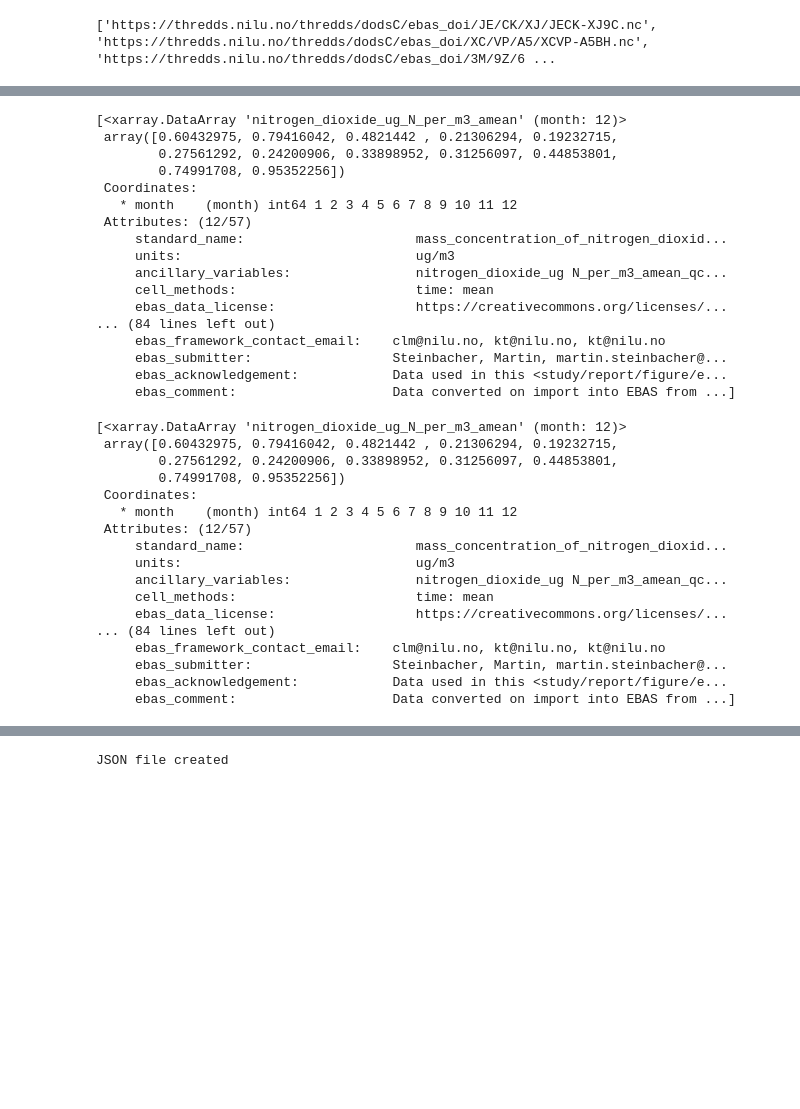
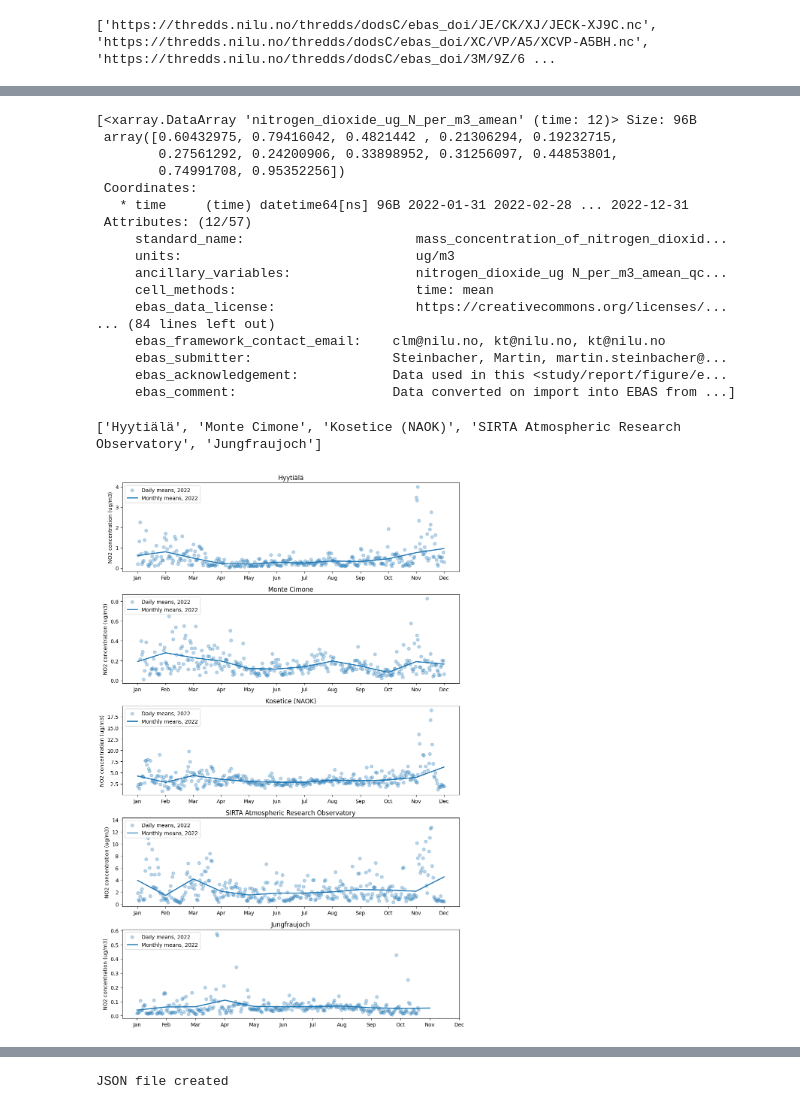
Before and after one commit to ch02120/actris-jupyter-hub, a Jupyter notebook: dev-actris-jupyter-hub/actris-norway-hackathon/use-case-4-averaging-maps/plot_monthly_mean_multi_sites.ipynb, the cells around one changed output, grey strips where cells are left out. Cells and saved outputs as stored; diff of their text form; code cells hidden in the pictures; blank space fills up the shorter version.

Commit message:
Includes code for daily/monthly mean and map plots

```diff
--- a/dev-actris-jupyter-hub/actris-norway-hackathon/use-case-4-averaging-maps/plot_monthly_mean_multi_sites.ipynb
+++ b/dev-actris-jupyter-hub/actris-norway-hackathon/use-case-4-averaging-maps/plot_monthly_mean_multi_sites.ipynb
@@ -29,12 +33,19 @@ print(file_urls)
 variable_interested_standard_name = 'mass_concentration_of_nitrogen_dioxide_expressed_as_nitrogen_in_air'
 year_interested = 2022
 # %%
+daily_means_all_sites = []
 monthly_means_all_sites = []
 site_name_list = []
 
 for i in range(len(file_urls)):
-    # open the netCDF file
+    # Open the netCDF file
     data = xr.open_dataset(file_urls[i])
+    print(i)
+
+    # Check if the dataset's time range overlaps with the wanted period
+    dataset_start_time = data.time.min().values
+    dataset_end_time = data.time.max().values
+
 
     # check time period of the data
     if (data.time.dt.year == year_interested).any():
@@ -47,12 +58,16 @@ for i in range(len(file_urls)):
                 # get the variable values for the year of interest
                 variable_values = data[var].sel(time = data.time.dt.year == year_interested)
 
-                # calculate the monthly means
-                monthly_means = variable_values.groupby('time.month').mean(dim='time')
+                # Calculate daily and monthly means
+                daily_means = variable_values.resample(time='1D').mean('time')
+                print('      ..has data for '+str(len(daily_means))+' days..')
+                monthly_means = variable_values.resample(time='1M').mean('time')
+                daily_means_all_sites.append(daily_means)
                 monthly_means_all_sites.append(monthly_means)
                 site_name_list.append(data.attrs['ebas_station_name'])
-
                 break
 
+    else:
+        print(f"File {i} does not contain data in the desired time range.")
     data.close()
 # %% [output]
@@ -64,12 +94,12 @@ for i in range(len(file_urls)):
 # %%
 monthly_means_all_sites
 # %% [output]
-[<xarray.DataArray 'nitrogen_dioxide_ug_N_per_m3_amean' (month: 12)>
+[<xarray.DataArray 'nitrogen_dioxide_ug_N_per_m3_amean' (time: 12)> Size: 96B
  array([0.60432975, 0.79416042, 0.4821442 , 0.21306294, 0.19232715,
         0.27561292, 0.24200906, 0.33898952, 0.31256097, 0.44853801,
         0.74991708, 0.95352256])
  Coordinates:
-   * month    (month) int64 1 2 3 4 5 6 7 8 9 10 11 12
+   * time     (time) datetime64[ns] 96B 2022-01-31 2022-02-28 ... 2022-12-31
  Attributes: (12/57)
      standard_name:                      mass_concentration_of_nitrogen_dioxid...
      units:                              ug/m3
@@ -81,24 +111,38 @@ monthly_means_all_sites
      ebas_submitter:                  Steinbacher, Martin, martin.steinbacher@...
      ebas_acknowledgement:            Data used in this <study/report/figure/e...
      ebas_comment:                    Data converted on import into EBAS from ...]
-# %%
-monthly_means_all_sites
-# %% [output]
-[<xarray.DataArray 'nitrogen_dioxide_ug_N_per_m3_amean' (month: 12)>
- array([0.60432975, 0.79416042, 0.4821442 , 0.21306294, 0.19232715,
-        0.27561292, 0.24200906, 0.33898952, 0.31256097, 0.44853801,
-        0.74991708, 0.95352256])
- Coordinates:
-   * month    (month) int64 1 2 3 4 5 6 7 8 9 10 11 12
- Attributes: (12/57)
-     standard_name:                      mass_concentration_of_nitrogen_dioxid...
-     units:                              ug/m3
-     ancillary_variables:                nitrogen_dioxide_ug N_per_m3_amean_qc...
-     cell_methods:                       time: mean
-     ebas_data_license:                  https://creativecommons.org/licenses/...
-... (84 lines left out)
-     ebas_framework_contact_email:    clm@nilu.no, kt@nilu.no, kt@nilu.no
-     ebas_submitter:                  Steinbacher, Martin, martin.steinbacher@...
-     ebas_acknowledgement:            Data used in this <study/report/figure/e...
-     ebas_comment:                    Data converted on import into EBAS from ...]
+# %%
+#Make a plot with several panels - one for each station - showing daily mean and monthly mean values
+#for the chosen year
+
+#First, prepare some variables to use as x values in the plotting
+ndays=len(daily_means.time)
+nmonths=len(monthly_means.time)
+days=np.linspace(1,ndays,ndays)
+monthsdaily=np.linspace(1,nmonths,ndays)    #x values for the daily mean dots in the plot
+months=np.linspace(1,nmonths,nmonths)       #x values for the monthly mean lines in the plot
+
+nstations=len(site_name_list)
+print(site_name_list)
+
+# Prepare the figure. panelheight can be varied.
+panelheight=3
+fig, axes = plt.subplots(nrows=nstations,ncols=1, figsize=(10,int(panelheight*len(site_name_list))))
+
+for col in range(0,nstations):
+    ax=axes[col]
+    ax.scatter(monthsdaily,daily_means_all_sites[col],label='Daily means, '+str(year_interested),alpha=0.3) #scatterplot of daily mean values
+    ax.plot(months,monthly_means_all_sites[col],label='Monthly means, '+str(year_interested),linewidth=2) #line plot of monthly mean values
+    ax.set_ylabel('NO2 concentration (ug/m3)')
+    ax.set_title(site_name_list[col])
+    ax.legend(loc='upper left')
+    ax.set_xticks(np.arange(1, 13), ['Jan', 'Feb', 'Mar', 'Apr', 'May', 'Jun', 'Jul', 'Aug', 'Sep', 'Oct', 'Nov', 'Dec'])
+
+
+plt.tight_layout()
+plt.show()
+plt.close()
+# %% [output]
+['Hyytiälä', 'Monte Cimone', 'Kosetice (NAOK)', 'SIRTA Atmospheric Research Observatory', 'Jungfraujoch']
+[figure, added]
 # %%
```
Also changed, not shown: parts of 6 cells of this notebook, 1 other file.
